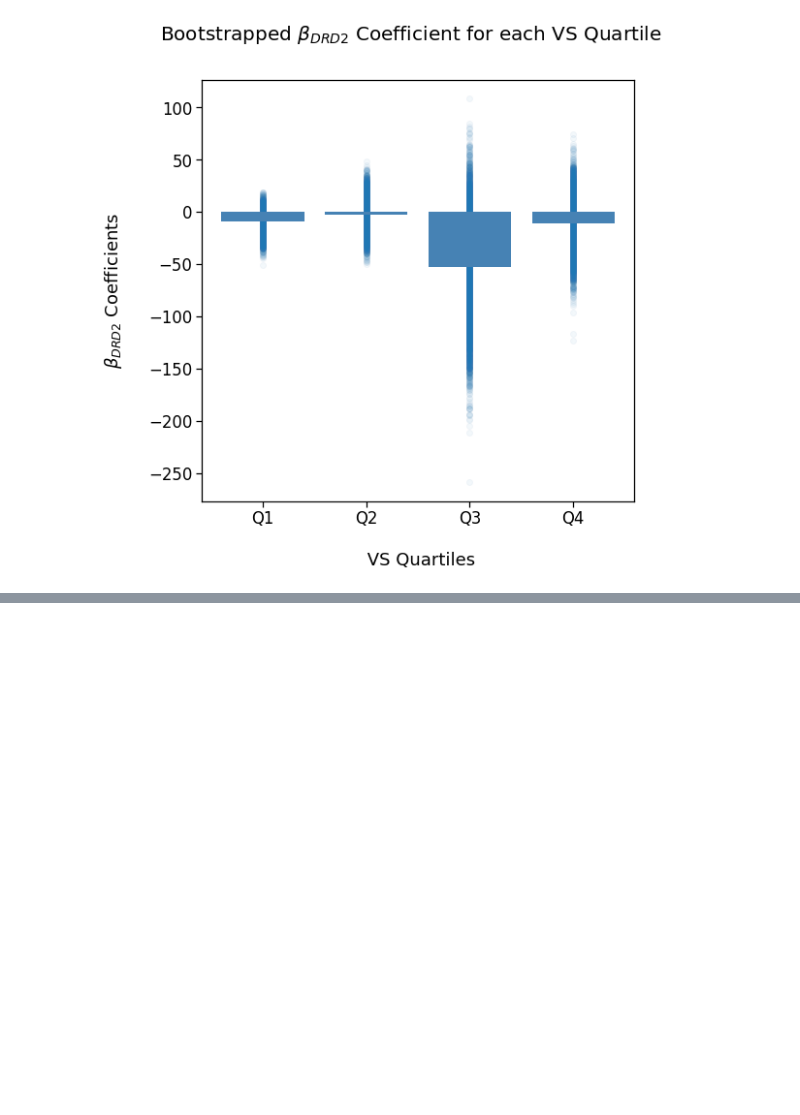
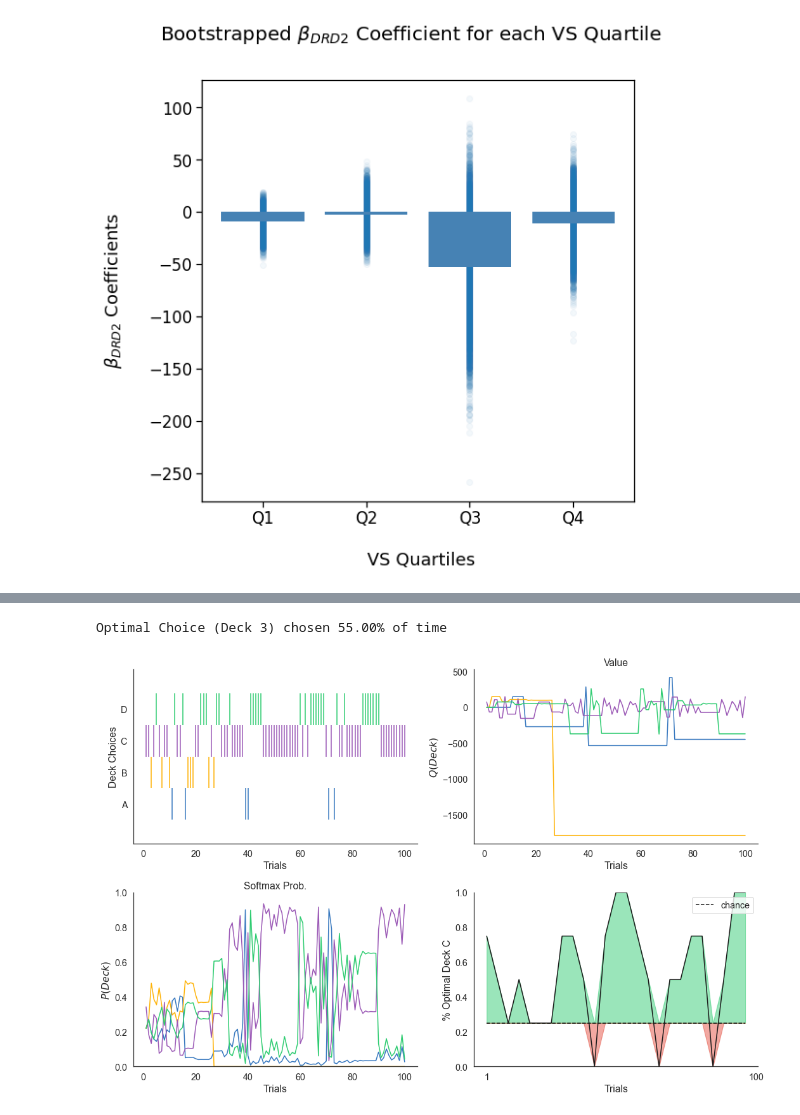
Before and after one commit to cbanuelos/DRD2_Abnormal_Learning, a Jupyter notebook: Data_Analysis_and_Q-Learning.ipynb, the cells around one changed output, grey strips where cells are left out. Drawn from its saved outputs; the diff is of its cells as text; code cells hidden in the pictures; blank space fills up the shorter version.

```diff
--- a/DataAnalysis_Condensed.ipynb
+++ b/Data_Analysis_and_Q-Learning.ipynb
@@ -580,0 +682,30 @@ plt.show()
+# %%
+class IowaGamblingTask(object):
+    """ defines a multi-armed bandit task
+
+    ::Arguments::
+        preward (list): 1xN vector of reward probabilities for each of N bandits
+        rvalues (list): 1xN vector of payout values for each of N bandits
+    """
+
+    def __init__(self):
+
+        self.all_cards = pd.read_csv('IGTCards.csv')
+        self.deck_gains = self.all_cards.sum()
+        self.deck_counters = np.zeros(len(self.all_cards.columns), dtype = int)
+
+
+
+    def get_feedback(self, action_ix):
+
+        if self.deck_counters[action_ix] == 49:
+            self.deck_counters[action_ix] = 0
+
+        else:
+            self.deck_counters[action_ix] += 1
+
+        curr_counter = self.deck_counters[action_ix]
+
+        feedback = self.all_cards.iloc[curr_counter, action_ix]
+
+        return feedback
@@ -580,0 +1051,12 @@ plt.show()
+# %%
+# Qagent(alpha_g=alpha_g, alpha_l=alpha_l, beta=beta, gamma=gamma)
+agent = Qagent(alpha_g=1.5, alpha_l=1.4, beta=0.006, gamma=1)
+
+# play 800 trials of multi-armed bandit task
+data = agent.play_IGT(ntrials=100, get_output=True)
+
+# plot Q-values and softmax selection prob. for each bandit
+plot_qlearning(data)
+# %% [output]
+Optimal Choice (Deck 3) chosen 55.00% of time
+[figure, added]
```
Also changed, not shown: parts of 33 cells of this notebook, 2 other files.
